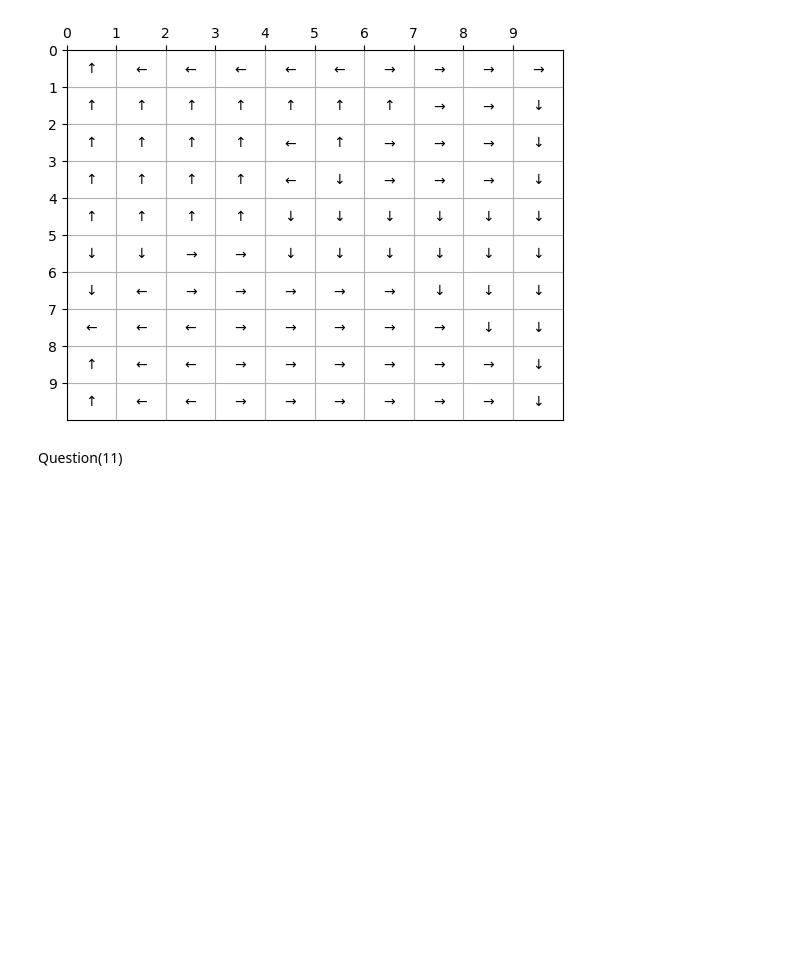
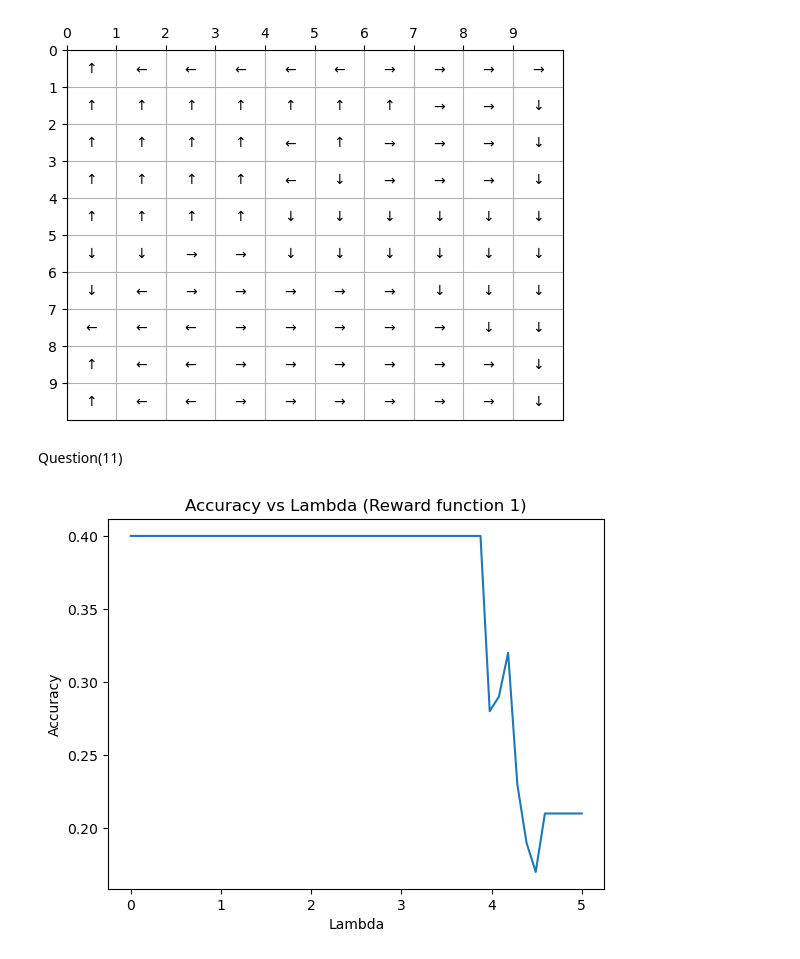
Before and after one commit to hershey890/ece232e, a Jupyter notebook: ece232proj3.ipynb, the cells around one changed output. Cells and saved outputs as stored; diff of their text form; code cells hidden in the pictures; blank space fills up the shorter version.

```diff
--- a/ece232proj3.ipynb
+++ b/ece232proj3.ipynb
@@ -447,42 +440,48 @@ optimal_policy = agent.optimal_policy
 # %%
-n_lambdas = 10
+# Setup agent and gridworld
+gw = Gridworld(grid_size=10, wind=0.1, discount=0.8, reward_function=1)
+agent = Agent(gw)
+optimal_policy = agent.optimal_policy
+
+# Setup IRL
+n_lambdas = 50
 lambdas = np.linspace(0, 5, n_lambdas)
 accuracies = np.empty(n_lambdas)
 
-R_max = max(f1.max(), f2.max())
+# Setup CVXPY
+R_max = np.abs(Gridworld.f1).max()
+if gw.reward_function == 2:
+    R_max = np.abs(Gridworld.f2).max()
 a1 = int(optimal_policy[0])
+a1 = 0
+P_a1 = gw.transition_probability[:,a1]
 R = cp.Variable((gw.n_states, 1))
 t = cp.Variable((gw.n_states, 1))
 u = cp.Variable((gw.n_states, 1))
 constraints = [
     R <= R_max,
     R >= -R_max,
     # t >= 0,
     u >= 0,
     R <= u,
     R >= -u
 ]
 for a in range(gw.n_actions):
     if a != a1:
         P_a = gw.transition_probability[:,a]
-        P_a1 = gw.transition_probability[:,a1]
         constraints.append((P_a1 - P_a) @ inv(np.eye(gw.n_states) - gw.discount * P_a1) @ R >= 0)
-        # constraints.append((P_a1 - P_a) @ inv(np.eye(gw.n_states) - l * P_a1) @ R >= t)
+        constraints.append((P_a1 - P_a) @ inv(np.eye(gw.n_states) - gw.discount * P_a1) @ R >= t)
 
-        for j in range(gw.n_states):
-            P_ai = P_a[j] # P_a[:,i]
-            P_a1i = P_a1[j] # P_a1[:,i]
-            # P_ai = P_a[:,j]
-            # P_a1i = P_a1[:,j]
-            constraints.append((P_a1i - P_ai) @ inv(np.eye(gw.n_states) - gw.discount * P_a1) @ R >= t[j])
-
-for i, l in enumerate(tqdm(lambdas)):
-    cp.Problem(cp.Maximize(cp.sum(t) - l * cp.sum(u)), constraints).solve()
-    irl_policy = Agent.find_policy(gw.n_states, gw.n_actions, gw.transition_probability, R.value, gw.discount, stochastic=False)
+# Run IRL for each lambda
+for i, lmbd in enumerate(tqdm(lambdas)):
+    cp.Problem(cp.Maximize(cp.sum(t) - lmbd * cp.sum(u)), constraints).solve()
+    irl_policy = Agent.find_policy(gw.n_states, gw.n_actions, gw.transition_probability, R.value[:,0], gw.discount)
     accuracies[i] = accuracy(optimal_policy, irl_policy)
 
 plt.plot(lambdas, accuracies)
 plt.xlabel('Lambda')
 plt.ylabel('Accuracy')
-plt.title('Accuracy vs Lambda (Reward function 2)')
+plt.title('Accuracy vs Lambda (Reward function 1)')
 plt.show()
+# %% [output]
+[figure, added]
```
Also changed, not shown: parts of 7 cells of this notebook.
